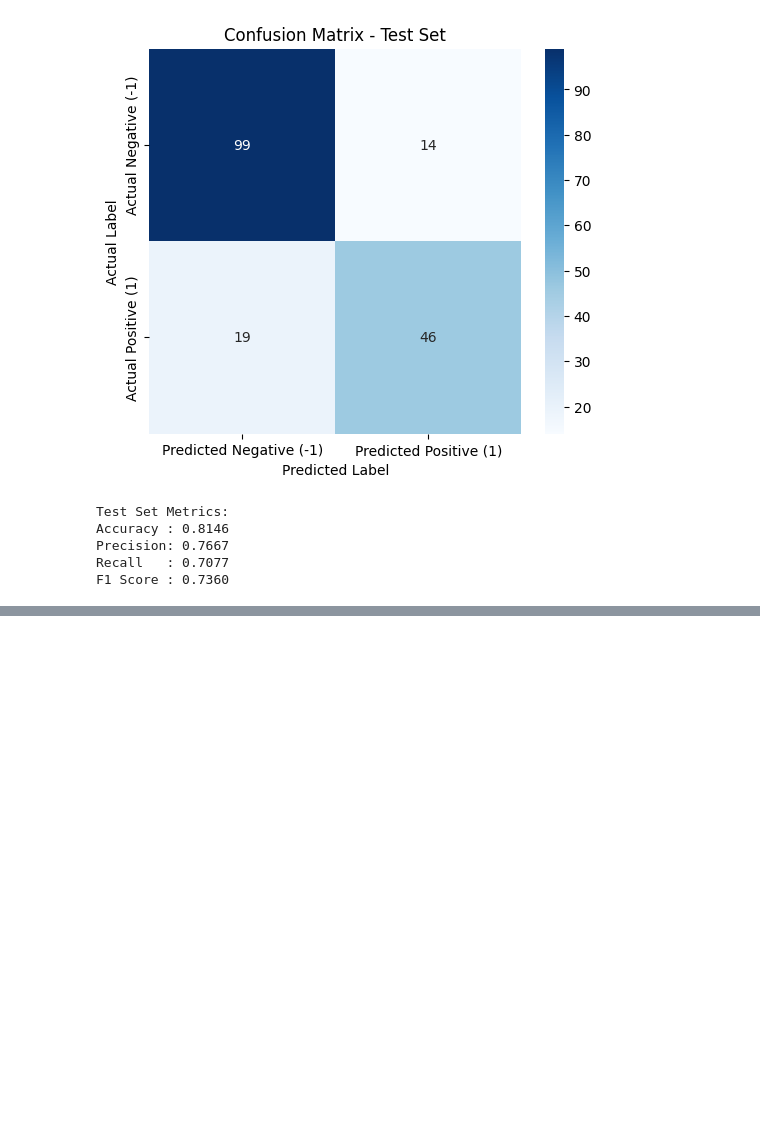
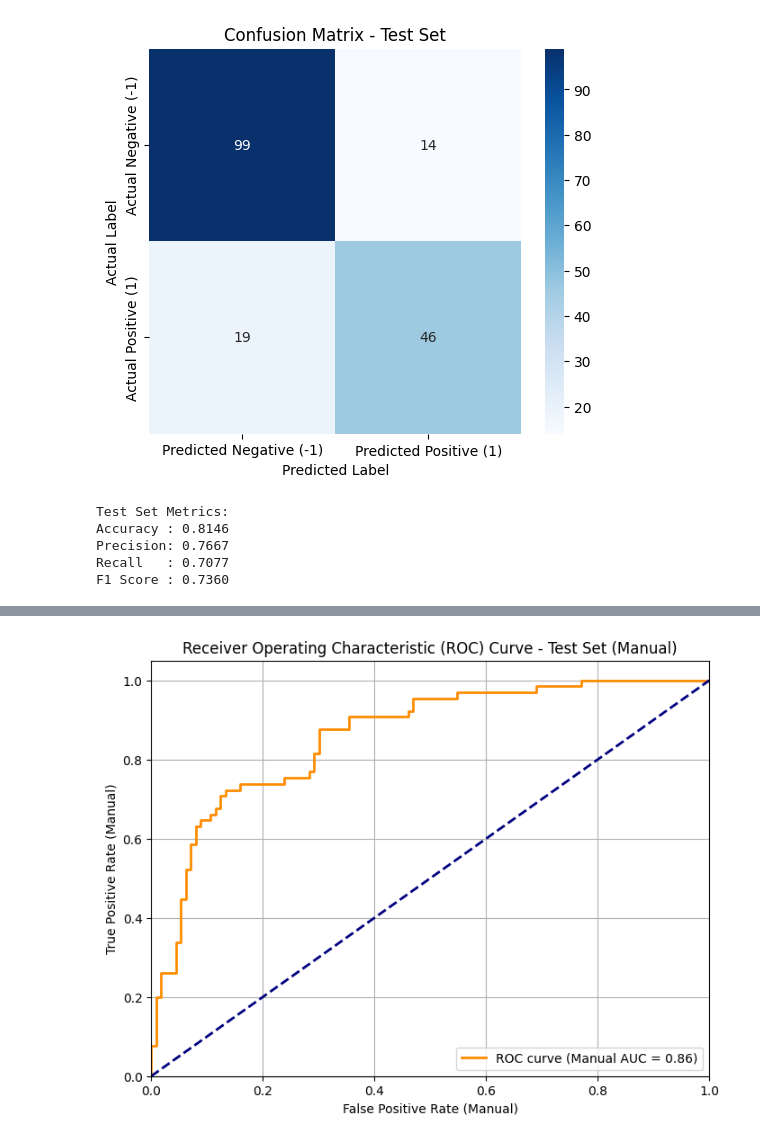
Before and after one commit to elewashy/SVM_Classification_Project, a Jupyter notebook: SVM_Classification.ipynb, the cells around one changed output, grey strips where cells are left out. Drawn from its saved outputs; the diff is of its cells as text; code cells hidden in the pictures; blank space fills up the shorter version.

```diff
--- a/SVM_Classification.ipynb
+++ b/SVM_Classification.ipynb
@@ -429,0 +454,80 @@ F1 Score : 0.7360
+# %%
+# Manual ROC Curve and AUC Calculation
+
+# Get decision scores for the test set
+y_scores_test = svm_classifier.decision_function(X_test_np)
+# Convert true labels from -1/1 to 0/1 for calculation
+y_true_binary = (y_test_np + 1) / 2
+
+# Combine scores and true labels
+desc_score_indices = np.argsort(y_scores_test, kind="mergesort")[::-1]
+y_scores_sorted = y_scores_test[desc_score_indices]
+y_true_sorted = y_true_binary[desc_score_indices]
+
+# Initialize lists for FPR and TPR
+tpr_list = []
+fpr_list = []
+
+# Variables to track TP, FP counts
+tp = 0
+fp = 0
+# Get total number of actual positives (P) and negatives (N)
+P = np.sum(y_true_binary == 1)
+N = len(y_true_binary) - P
+
+# Iterate through sorted scores to calculate TPR/FPR at different thresholds
+last_score = -np.inf
+for i in range(len(y_scores_sorted)):
+    # Only update counts and calculate points if the score changes (handles duplicates)
+    if y_scores_sorted[i] != last_score:
+        # Calculate TPR and FPR *before* updating counts for the current point
+        fpr = fp / N if N > 0 else 0.0
+        tpr = tp / P if P > 0 else 0.0
+        fpr_list.append(fpr)
+        tpr_list.append(tpr)
+        last_score = y_scores_sorted[i]
+
+    # Update counts based on the current point's true label
+    if y_true_sorted[i] == 1:
+        tp += 1
+    else: # y_true_sorted[i] == 0
+        fp += 1
+
+# Add the final point (1, 1)
+fpr = fp / N if N > 0 else 0.0
+tpr = tp / P if P > 0 else 0.0
+fpr_list.append(fpr)
+tpr_list.append(tpr)
+
+# Ensure (0,0) is the starting point if not already present
+if not (fpr_list[0] == 0.0 and tpr_list[0] == 0.0):
+    fpr_list.insert(0, 0.0)
+    tpr_list.insert(0, 0.0)
+
+# Convert lists to numpy arrays
+fpr_np = np.array(fpr_list)
+tpr_np = np.array(tpr_list)
+
+# Calculate AUC using the trapezoidal rule
+roc_auc_manual = 0.0
+for i in range(1, len(fpr_np)):
+    # Area of trapezoid: 0.5 * (base1 + base2) * height
+    # Height = delta FPR, Bases = TPR values
+    roc_auc_manual += (fpr_np[i] - fpr_np[i-1]) * (tpr_np[i] + tpr_np[i-1]) / 2.0
+
+# Plot ROC curve
+plt.figure(figsize=(8, 6))
+plt.plot(fpr_np, tpr_np, color='darkorange', lw=2, label=f'ROC curve (Manual AUC = {roc_auc_manual:.2f})')
+plt.plot([0, 1], [0, 1], color='navy', lw=2, linestyle='--') # Diagonal line for random guess
+plt.xlim([0.0, 1.0])
+plt.ylim([0.0, 1.05])
+plt.xlabel('False Positive Rate (Manual)')
+plt.ylabel('True Positive Rate (Manual)')
+plt.title('Receiver Operating Characteristic (ROC) Curve - Test Set (Manual)')
+plt.legend(loc="lower right")
+plt.grid(True)
+plt.show()
+
+print(f"Area Under Curve (AUC) (Manual): {roc_auc_manual:.4f}")
+# %% [output]
+[figure, added]
```
Also changed, not shown: parts of 17 cells of this notebook, 1 other file.
